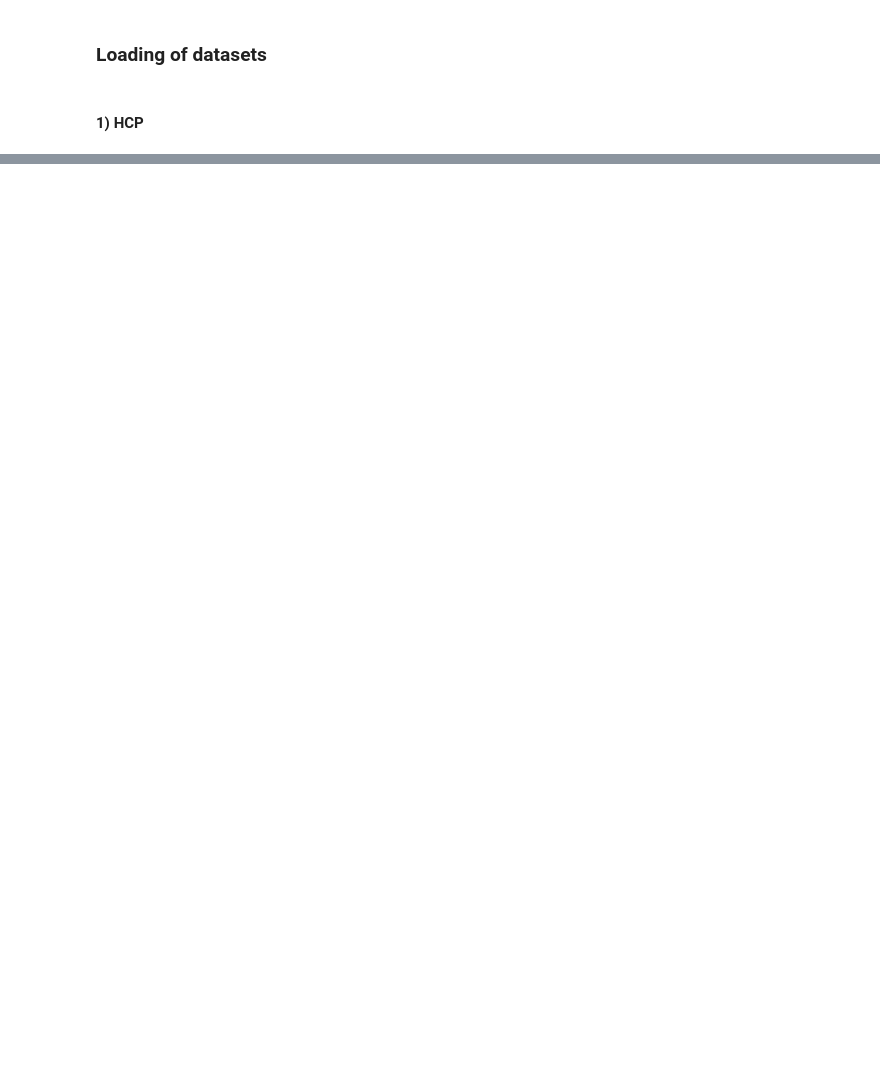
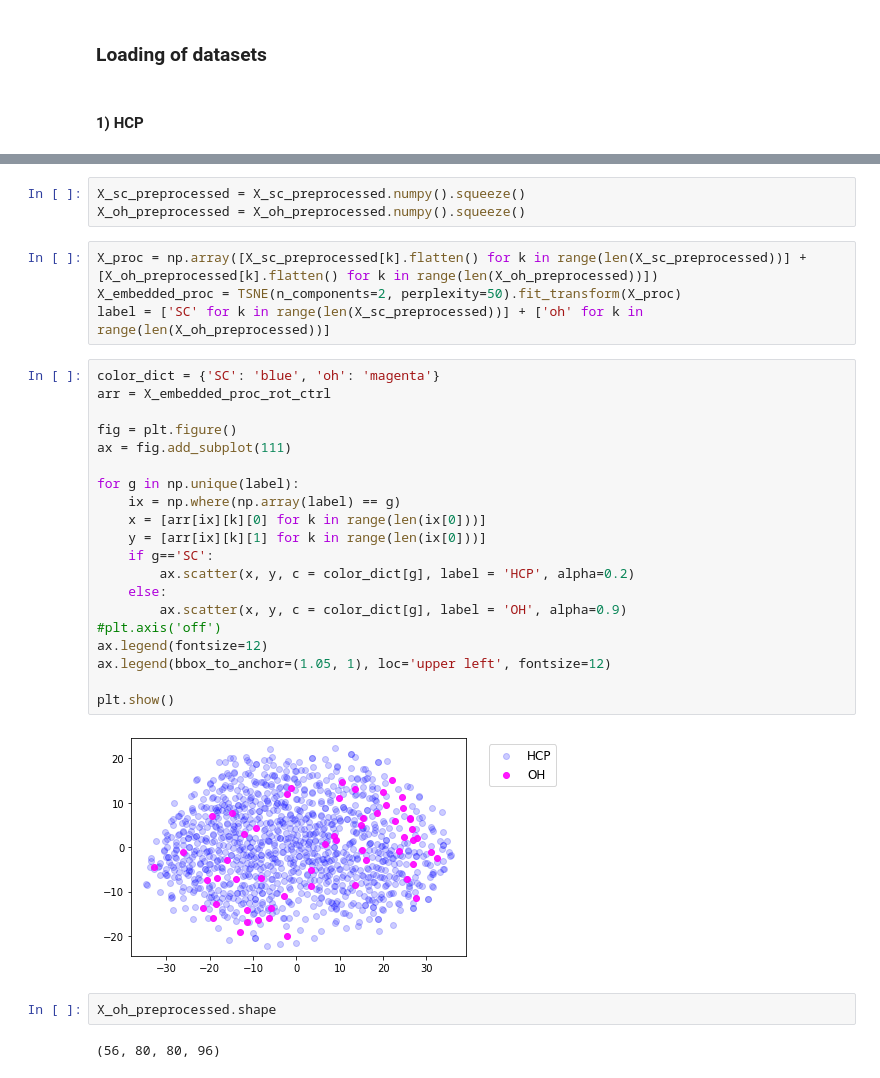
Before and after one commit to neurospin-projects/2022_lguillon_rare_folding_detection, a Jupyter notebook: notebooks/Datasets_analysis_comparison.ipynb, the cells around one changed output, grey strips where cells are left out. Drawn from its saved outputs; the diff is of its cells as text; blank space fills up the shorter version.

```diff
--- a/notebooks/Datasets_analysis_comparison.ipynb
+++ b/notebooks/Datasets_analysis_comparison.ipynb
@@ -82,0 +157,33 @@ plt.show()
+# %%
+X_sc_preprocessed = X_sc_preprocessed.numpy().squeeze()
+X_oh_preprocessed = X_oh_preprocessed.numpy().squeeze()
+# %%
+X_proc = np.array([X_sc_preprocessed[k].flatten() for k in range(len(X_sc_preprocessed))] + [X_oh_preprocessed[k].flatten() for k in range(len(X_oh_preprocessed))])
+X_embedded_proc = TSNE(n_components=2, perplexity=50).fit_transform(X_proc)
+label = ['SC' for k in range(len(X_sc_preprocessed))] + ['oh' for k in range(len(X_oh_preprocessed))]
+# %%
+color_dict = {'SC': 'blue', 'oh': 'magenta'}
+arr = X_embedded_proc_rot_ctrl
+
+fig = plt.figure()
+ax = fig.add_subplot(111)
+
+for g in np.unique(label):
+    ix = np.where(np.array(label) == g)
+    x = [arr[ix][k][0] for k in range(len(ix[0]))]
+    y = [arr[ix][k][1] for k in range(len(ix[0]))]
+    if g=='SC':
+        ax.scatter(x, y, c = color_dict[g], label = 'HCP', alpha=0.2)
+    else:
+        ax.scatter(x, y, c = color_dict[g], label = 'OH', alpha=0.9)
+#plt.axis('off')
+ax.legend(fontsize=12)
+ax.legend(bbox_to_anchor=(1.05, 1), loc='upper left', fontsize=12)
+
+plt.show()
+# %% [output]
+[figure, added]
+# %%
+X_oh_preprocessed.shape
+# %% [output]
+(56, 80, 80, 96)
```
Also changed, not shown: parts of 97 cells of this notebook, 15 other files.
